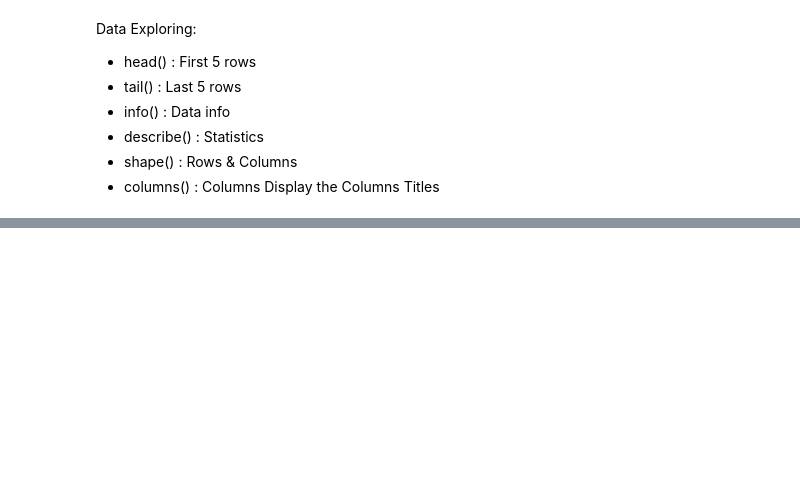
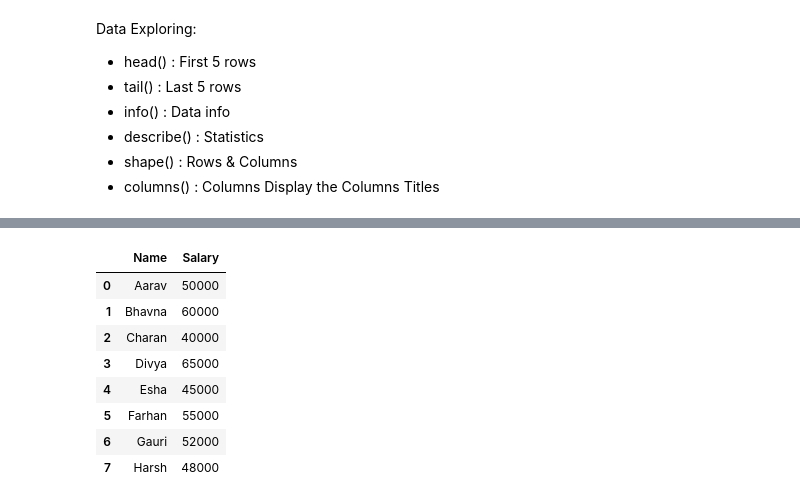
Before and after one commit to priyansupattanaik/CDAC, a Jupyter notebook: 2. Python/20March2026 - Numpy & Panda/20Mar2026.ipynb, the cells around one changed output, grey strips where cells are left out. Saved outputs shown, nothing was run; the diff lists cells and outputs as text; code cells hidden in the pictures; blank space fills up the shorter version.

```diff
--- a/2. Python/20March2026 - Numpy & Panda/20Mar2026.ipynb
+++ b/2. Python/20March2026 - Numpy & Panda/20Mar2026.ipynb
@@ -122,0 +195,13 @@ Data Exploring:
+# %%
+#Column Selection
+df[["Name","Salary"]]
+# %% [output]
+|  | Name | Salary |
+| 0 | Aarav | 50000 |
+| 1 | Bhavna | 60000 |
+| 2 | Charan | 40000 |
+| 3 | Divya | 65000 |
+| 4 | Esha | 45000 |
+| 5 | Farhan | 55000 |
+| 6 | Gauri | 52000 |
+| 7 | Harsh | 48000 |
```
Also changed, not shown: parts of 19 cells of this notebook.
